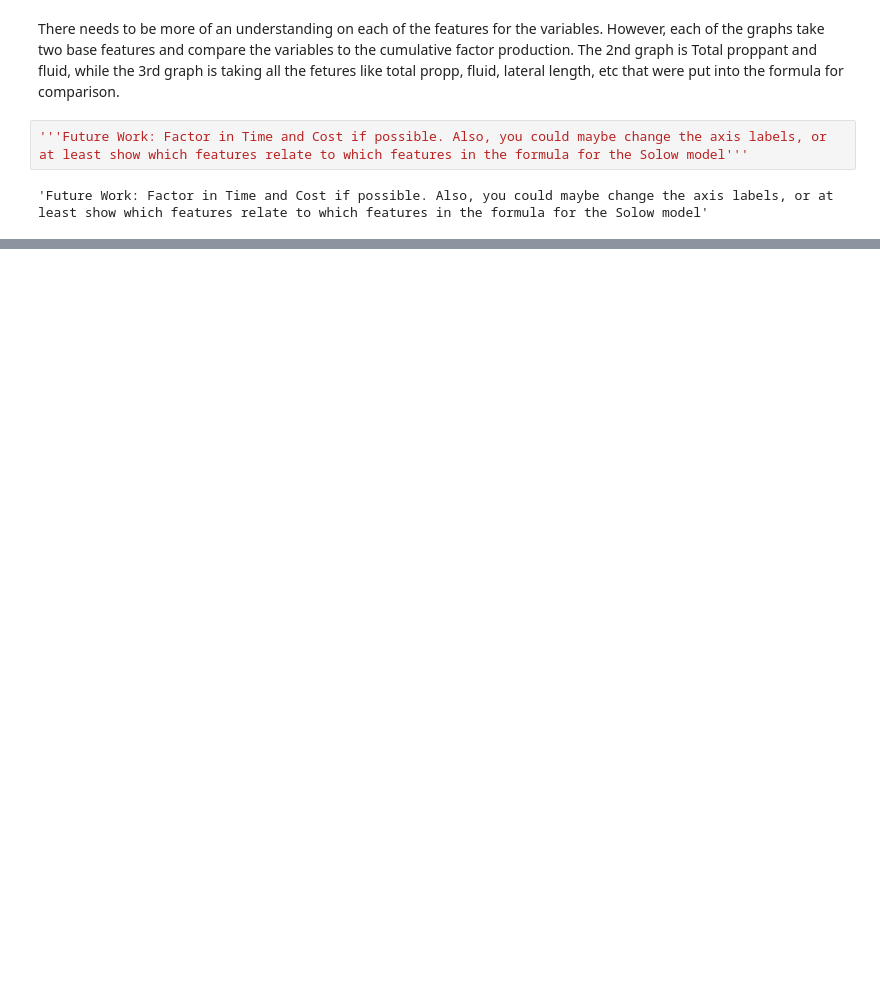
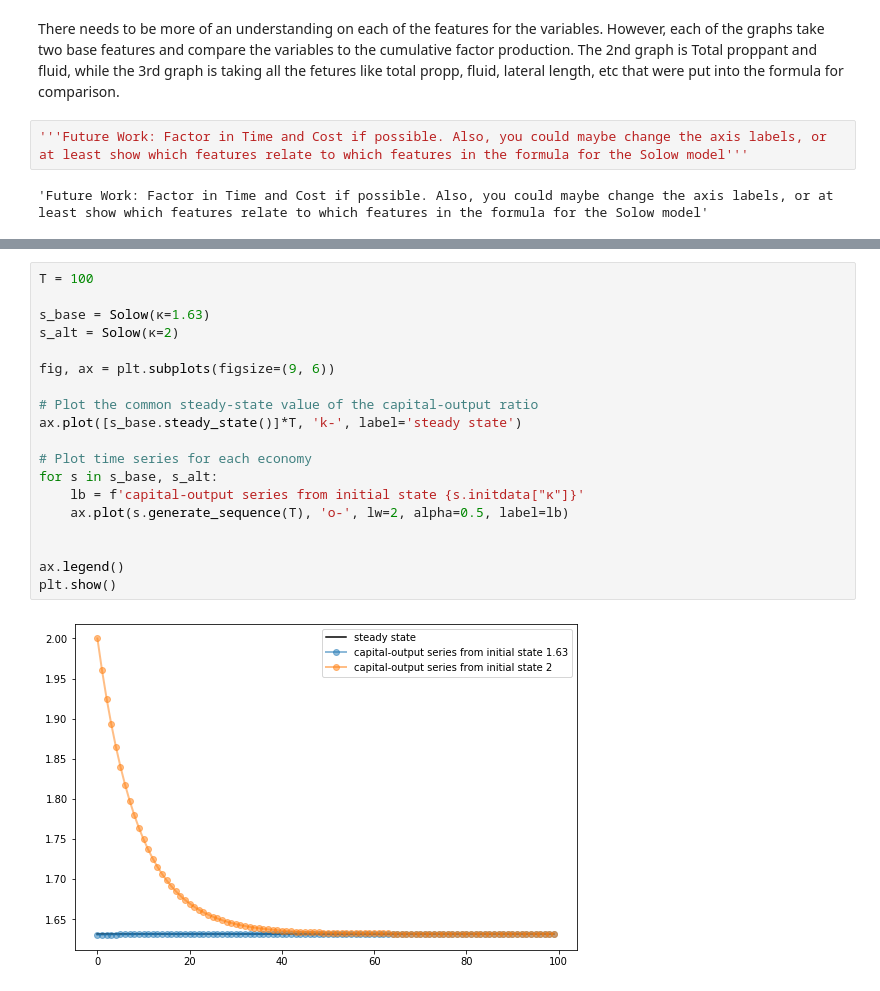
Before and after one commit to FRI-Energy-Analytics/2020_summer_fellows, a Jupyter notebook: Feature Selection - Novel Viz/Model_Testing/Solow.ipynb, the cells around one changed output, grey strips where cells are left out. Drawn from its saved outputs; the diff is of its cells as text; blank space fills up the shorter version.

```diff
--- a/Feature Selection - Novel Viz/Model_Testing/Solow.ipynb
+++ b/Feature Selection - Novel Viz/Model_Testing/Solow.ipynb
@@ -179,0 +210,21 @@ There needs to be more of an understanding on each of the features for the varia
+# %%
+T = 100
+
+s_base = Solow(κ=1.63)
+s_alt = Solow(κ=2)
+
+fig, ax = plt.subplots(figsize=(9, 6))
+
+# Plot the common steady-state value of the capital-output ratio
+ax.plot([s_base.steady_state()]*T, 'k-', label='steady state')
+
+# Plot time series for each economy
+for s in s_base, s_alt:
+    lb = f'capital-output series from initial state {s.initdata["κ"]}'
+    ax.plot(s.generate_sequence(T), 'o-', lw=2, alpha=0.5, label=lb)
+
+
+ax.legend()
+plt.show()
+# %% [output]
+[figure, added]
```
Also changed, not shown: parts of 10 cells of this notebook.
